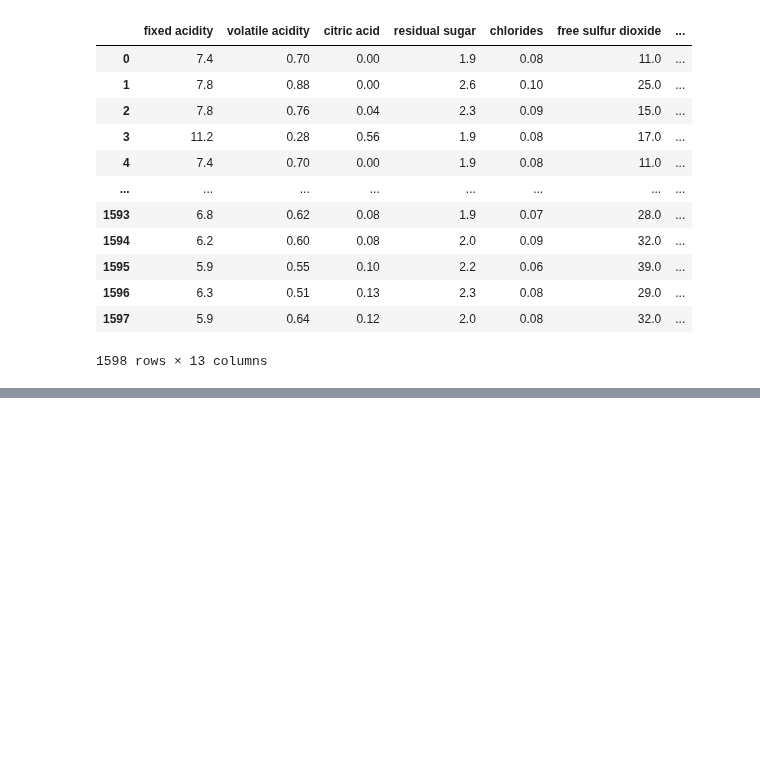
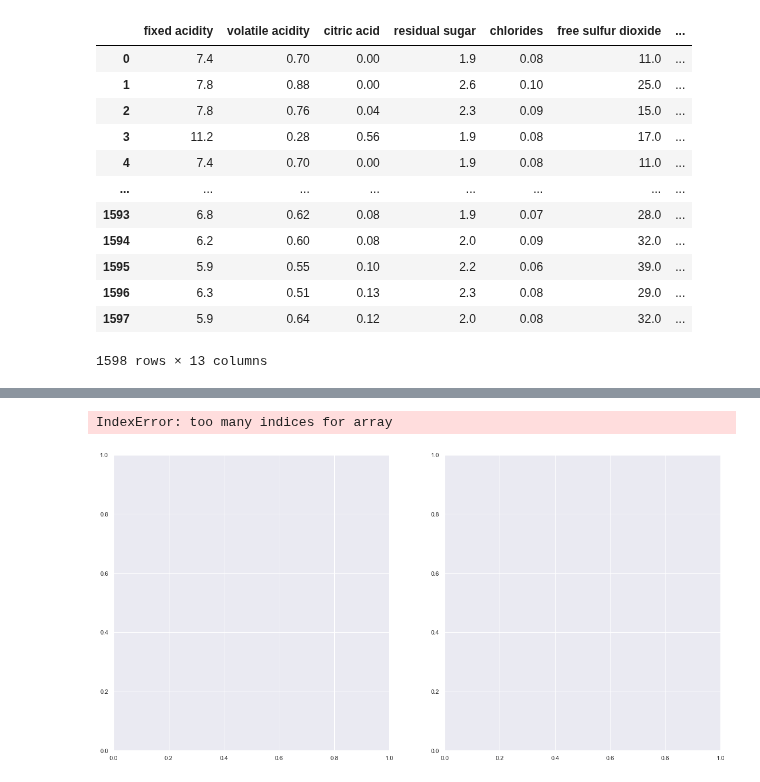
Before and after one commit to satomi26/Project-2, a Jupyter notebook: all_wine.ipynb, the cells around one changed output, grey strips where cells are left out. Saved outputs shown, nothing was run; the diff lists cells and outputs as text; code cells hidden in the pictures; blank space fills up the shorter version.

```diff
--- a/all_wine.ipynb
+++ b/all_wine.ipynb
@@ -348,0 +378,9 @@ plt.show()
+# %%
+fig, axes = plt.subplots(1, 2, figsize=(20,10))
+axes[0,0] = df_red["quality_label"]
+axes[0,1] = df_white["quality_label"]
+
+plt.show()
+# %% [output]
+IndexError: too many indices for array
+[figure, added]
```
Also changed, not shown: parts of 18 cells of this notebook.
